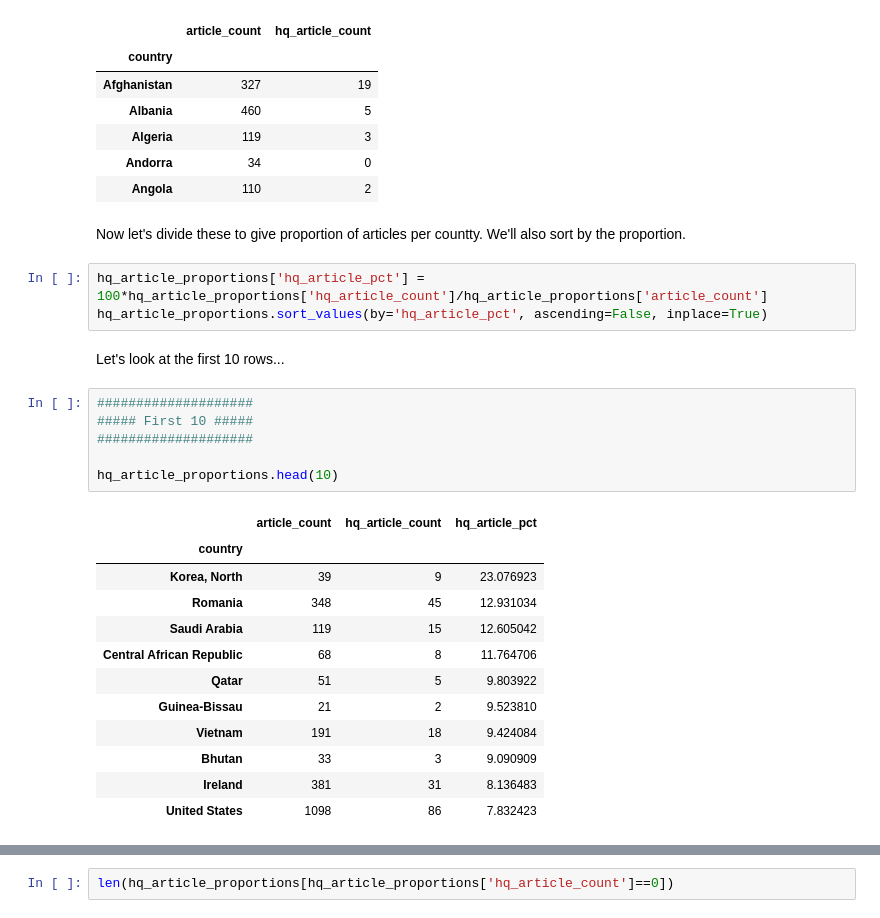
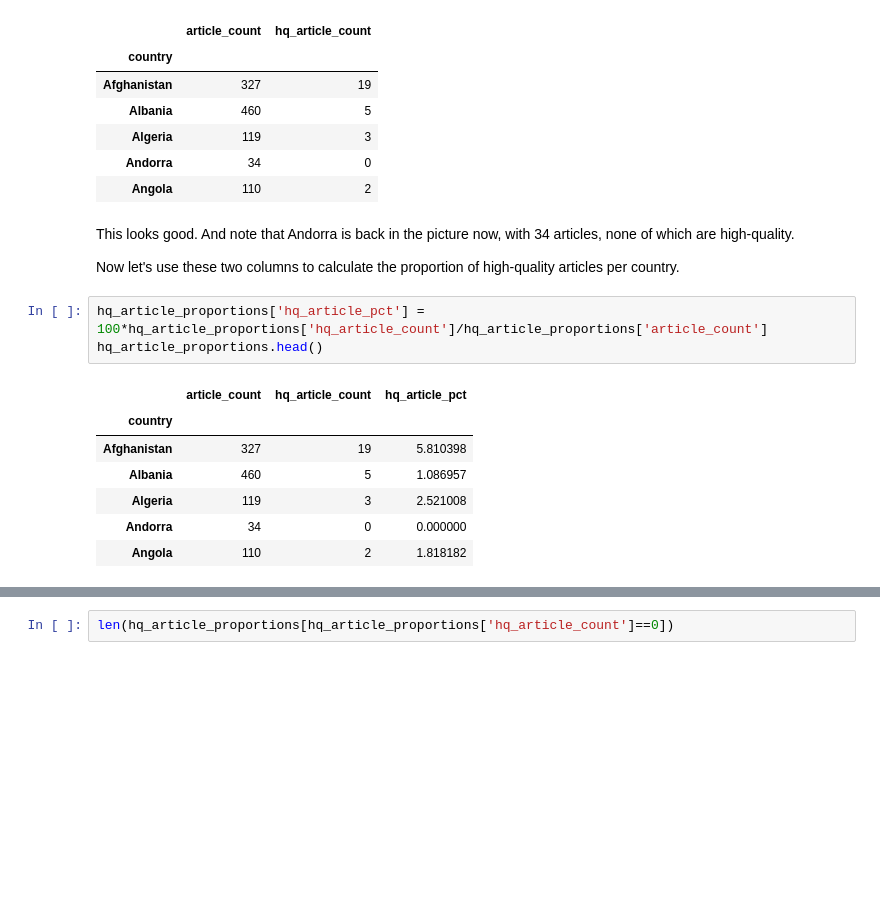
Before and after one commit to rexthompson/data-512-a2, a Jupyter notebook: hcds-a2-bias.ipynb, the cells around one changed output, grey strips where cells are left out. Cells and saved outputs as stored; diff of their text form; blank space fills up the shorter version.

```diff
--- a/hcds-a2-bias.ipynb
+++ b/hcds-a2-bias.ipynb
@@ -323,29 +435,18 @@ hq_article_proportions.head()
 | Algeria | 119 | 3 |
 | Andorra | 34 | 0 |
 | Angola | 110 | 2 |
-# %% [markdown]
-Now let's divide these to give proportion of articles per countty. We'll also sort by the proportion.
+# %% [markdown]
+This looks good. And note that Andorra is back in the picture now, with 34 articles, none of which are high-quality.
+
+Now let's use these two columns to calculate the proportion of high-quality articles per country.
 # %%
 hq_article_proportions['hq_article_pct'] = 100*hq_article_proportions['hq_article_count']/hq_article_proportions['article_count']
-hq_article_proportions.sort_values(by='hq_article_pct', ascending=False, inplace=True)
+hq_article_proportions.head()
+# %% [output]
+|  | article_count | hq_article_count | hq_article_pct |
+| country |  |  |  |
+| Afghanistan | 327 | 19 | 5.810398 |
+| Albania | 460 | 5 | 1.086957 |
+| Algeria | 119 | 3 | 2.521008 |
+| Andorra | 34 | 0 | 0.000000 |
+| Angola | 110 | 2 | 1.818182 |
-# %% [markdown]
-Let's look at the first 10 rows...
-# %%
-####################
-##### First 10 #####
-####################
-
-hq_article_proportions.head(10)
-# %% [output]
-|  | article_count | hq_article_count | hq_article_pct |
-| country |  |  |  |
-| Korea, North | 39 | 9 | 23.076923 |
-| Romania | 348 | 45 | 12.931034 |
-| Saudi Arabia | 119 | 15 | 12.605042 |
-| Central African Republic | 68 | 8 | 11.764706 |
-| Qatar | 51 | 5 | 9.803922 |
-| Guinea-Bissau | 21 | 2 | 9.523810 |
-| Vietnam | 191 | 18 | 9.424084 |
-| Bhutan | 33 | 3 | 9.090909 |
-| Ireland | 381 | 31 | 8.136483 |
-| United States | 1098 | 86 | 7.832423 |
```
Also changed, not shown: parts of 88 cells of this notebook, 1 other file.
